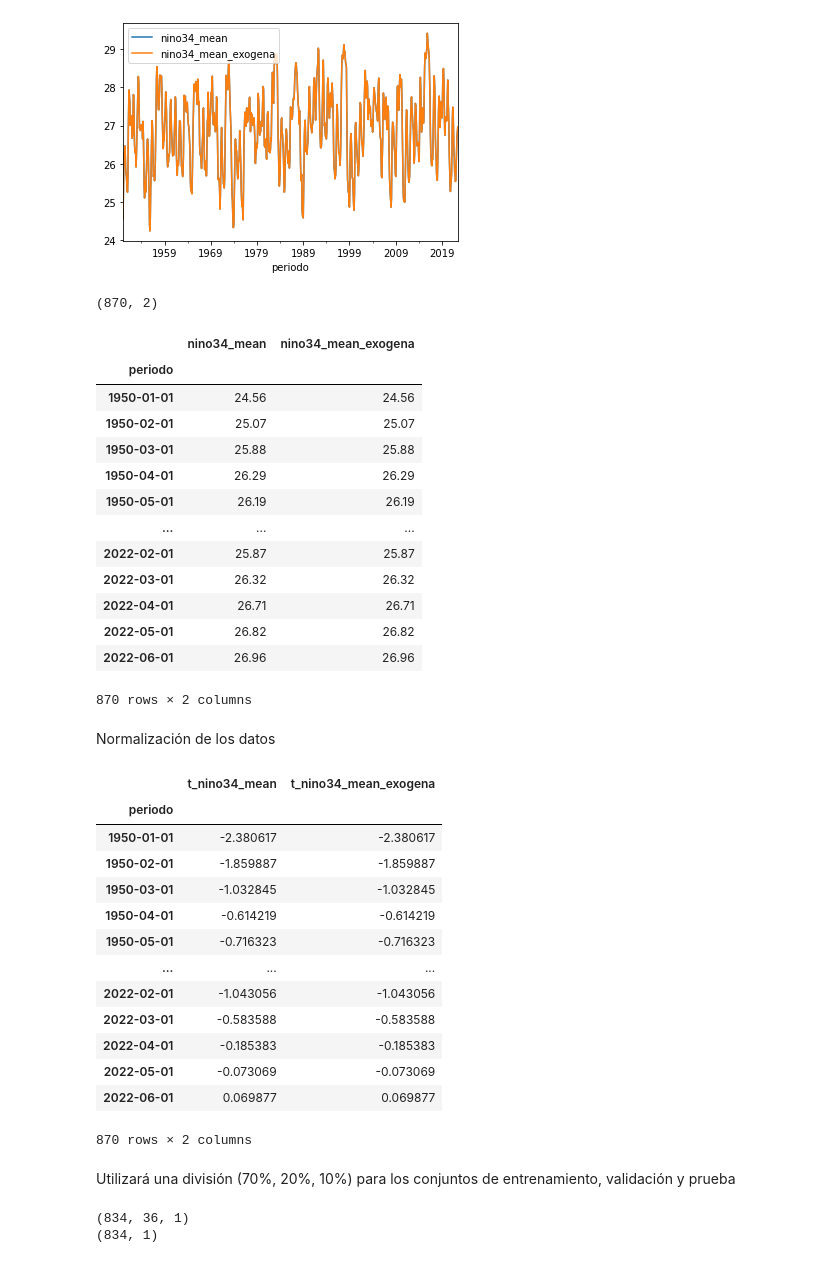
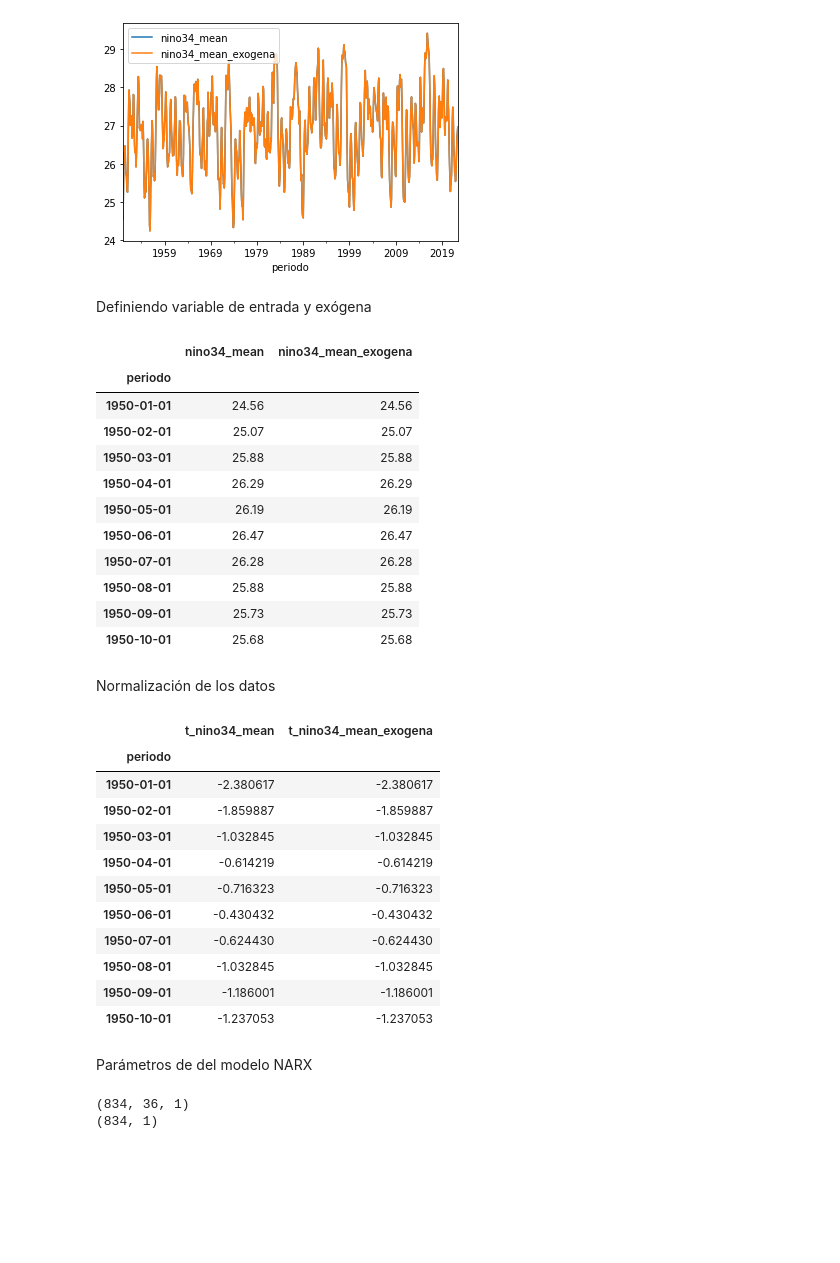
Before and after one commit to esglobe/seev-analytics, a Jupyter notebook: 2_NARX_sst_nino34.ipynb, the cells around one changed output. Drawn from its saved outputs; the diff is of its cells as text; code cells hidden in the pictures; blank space fills up the shorter version.

```diff
--- a/2_NARX_sst_nino34.ipynb
+++ b/2_NARX_sst_nino34.ipynb
@@ -67,31 +74,27 @@ data_model.plot()
 # %% [output]
 <AxesSubplot:xlabel='periodo'>
 [figure]
-# %%
-data_model.shape
-# %% [output]
-(870, 2)
+# %% [markdown]
+Definiendo variable de entrada y exógena
 # %%
 y_output = 'nino34_mean'
 exogena = ['nino34_mean_exogena']
 
 pd_model = data_model[ [y_output] + exogena].sort_index(ascending=True)
-pd_model
+pd_model.head(10)
 # %% [output]
 |  | nino34_mean | nino34_mean_exogena |
 | periodo |  |  |
 | 1950-01-01 | 24.56 | 24.56 |
 | 1950-02-01 | 25.07 | 25.07 |
 | 1950-03-01 | 25.88 | 25.88 |
 | 1950-04-01 | 26.29 | 26.29 |
 | 1950-05-01 | 26.19 | 26.19 |
-| ... | ... | ... |
-| 2022-02-01 | 25.87 | 25.87 |
-| 2022-03-01 | 26.32 | 26.32 |
-| 2022-04-01 | 26.71 | 26.71 |
-| 2022-05-01 | 26.82 | 26.82 |
-| 2022-06-01 | 26.96 | 26.96 |
+| 1950-06-01 | 26.47 | 26.47 |
+| 1950-07-01 | 26.28 | 26.28 |
+| 1950-08-01 | 25.88 | 25.88 |
+| 1950-09-01 | 25.73 | 25.73 |
+| 1950-10-01 | 25.68 | 25.68 |
-870 rows × 2 columns
 # %% [markdown]
 Normalización de los datos
 # %%
@@ -108,7 +111,7 @@ for x in exogena:
     pd_model['t_' + x] = (pd_model[x] - data_mean[data_mean.index==x][0])/data_std[data_std.index==x][0]
 # %%
 data_modelo = pd_model[[t_output]+t_exogena]
-data_modelo
+data_modelo.head(10)
 # %% [output]
 |  | t_nino34_mean | t_nino34_mean_exogena |
 | periodo |  |  |
@@ -117,15 +120,13 @@ data_modelo
 | 1950-03-01 | -1.032845 | -1.032845 |
 | 1950-04-01 | -0.614219 | -0.614219 |
 | 1950-05-01 | -0.716323 | -0.716323 |
-| ... | ... | ... |
-| 2022-02-01 | -1.043056 | -1.043056 |
-| 2022-03-01 | -0.583588 | -0.583588 |
-| 2022-04-01 | -0.185383 | -0.185383 |
-| 2022-05-01 | -0.073069 | -0.073069 |
-| 2022-06-01 | 0.069877 | 0.069877 |
+| 1950-06-01 | -0.430432 | -0.430432 |
+| 1950-07-01 | -0.624430 | -0.624430 |
+| 1950-08-01 | -1.032845 | -1.032845 |
+| 1950-09-01 | -1.186001 | -1.186001 |
+| 1950-10-01 | -1.237053 | -1.237053 |
-870 rows × 2 columns
-# %% [markdown]
-Utilizará una división (70%, 20%, 10%) para los conjuntos de entrenamiento, validación y prueba
+# %% [markdown]
+Parámetros de del modelo NARX
 # %%
 prediction_order = 12 # rango de prediccion
 auto_order = 24 # componente autoregresiva
```
Also changed, not shown: parts of 18 cells of this notebook, 2 other files.
